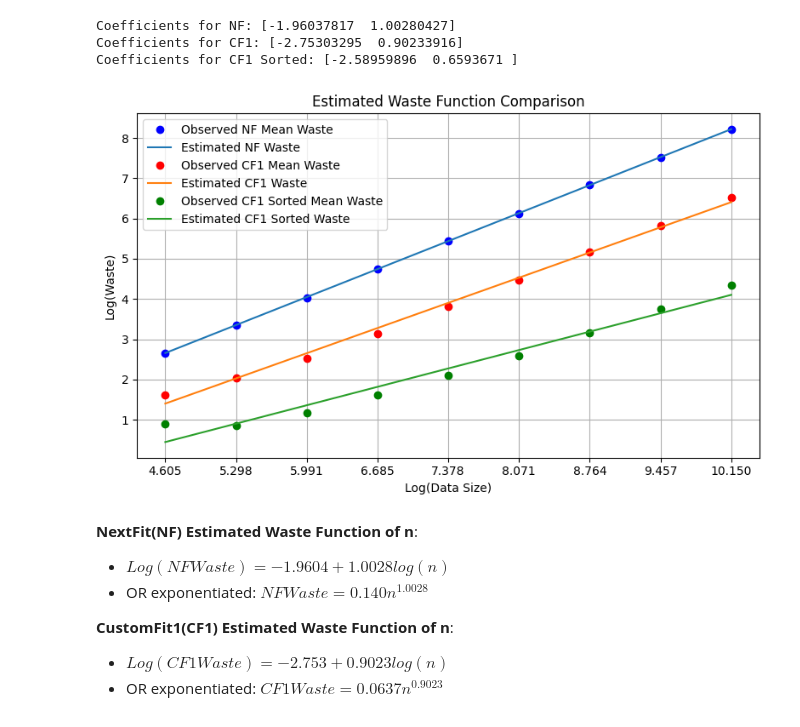
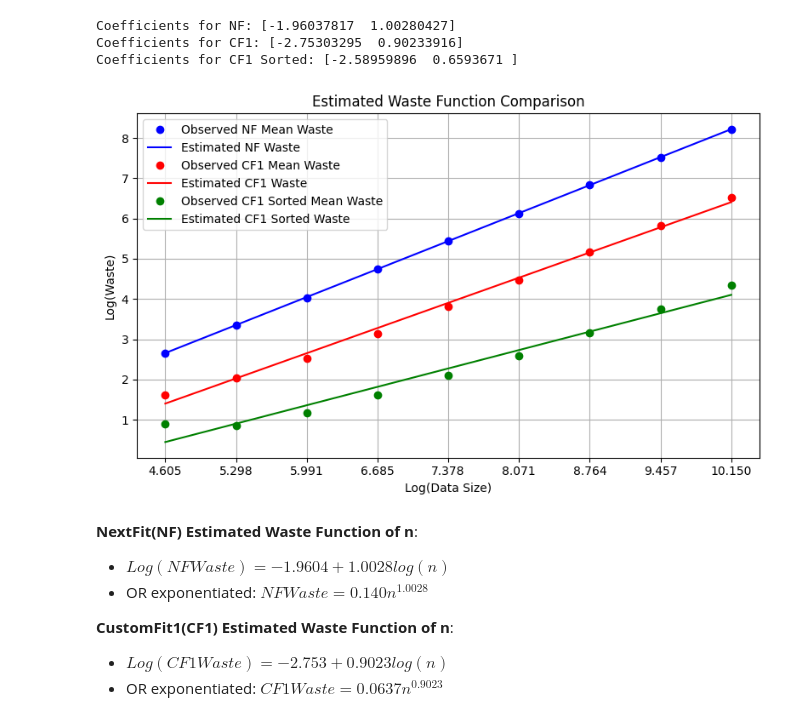
Before and after one commit to connormcmanigal/bin-packing-analysis, a Jupyter notebook: report.ipynb, the cells around one changed output. Saved outputs shown, nothing was run; the diff lists cells and outputs as text; code cells hidden in the pictures.

```diff
--- a/report.ipynb
+++ b/report.ipynb
@@ -530,21 +522,21 @@ Coefficients for CF1 Sorted: [-2.58959896  0.6593671 ]
 # %%
 plt.figure(figsize=(8, 5))
 plt.plot(log_data_sizes, log_nf_waste, 'bo', label = 'Observed NF Mean Waste')
-plt.plot(log_data_sizes, model_nf.fittedvalues, '-', label = 'Estimated NF Waste')
+plt.plot(log_data_sizes, model_nf.fittedvalues, 'b-', label = 'Estimated NF Waste')
 plt.plot(log_data_sizes, log_cf1_waste, 'ro', label = 'Observed CF1 Mean Waste')
-plt.plot(log_data_sizes, model_cf1.fittedvalues, '-', label = 'Estimated CF1 Waste')
+plt.plot(log_data_sizes, model_cf1.fittedvalues, 'r-', label = 'Estimated CF1 Waste')
 plt.plot(log_data_sizes, log_cf1_sorted_waste, 'go', label = 'Observed CF1 Sorted Mean Waste')
-plt.plot(log_data_sizes, model_cf1_sorted.fittedvalues, '-', label = 'Estimated CF1 Sorted Waste')
+plt.plot(log_data_sizes, model_cf1_sorted.fittedvalues, 'g-', label = 'Estimated CF1 Sorted Waste')
 plt.xlabel('Log(Data Size)')
 plt.ylabel('Log(Waste)')
 plt.xticks(log_data_sizes)
 plt.legend()
 plt.title('Estimated Waste Function Comparison')
 plt.tight_layout()
 plt.grid()
 plt.show()
 # %% [output]
-[figure, old version]
+[figure, new version]
 # %% [markdown]
 **NextFit(NF) Estimated Waste Function of n**:
 - $Log(NFWaste) = -1.9604 + 1.0028 log(n)$
```
Also changed, not shown: parts of 8 cells of this notebook.
